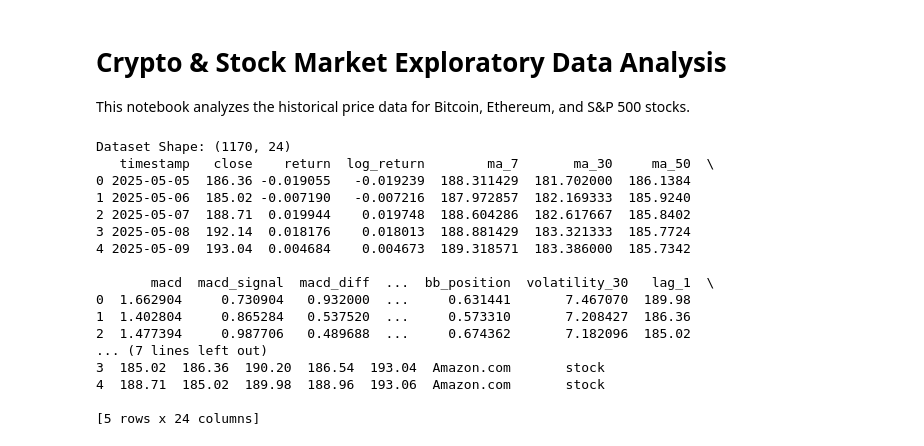
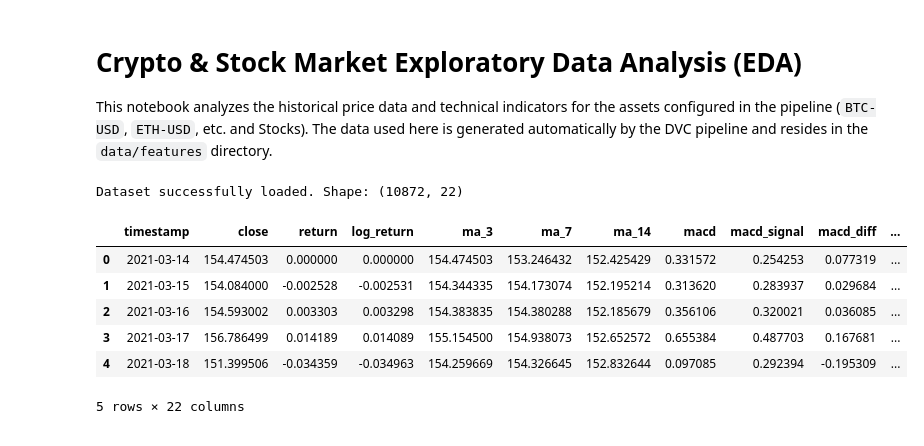
Before and after one commit to orhansonmeztr/crypto-stock-mlops-pipeline, a Jupyter notebook: notebooks/exploratory_analysis.ipynb, the cells around one changed output. Drawn from its saved outputs; the diff is of its cells as text; code cells hidden in the pictures.

```diff
--- a/notebooks/exploratory_analysis.ipynb
+++ b/notebooks/exploratory_analysis.ipynb
@@ -1,3 +1,5 @@
-# %% [markdown]
-# Crypto & Stock Market Exploratory Data Analysis
-This notebook analyzes the historical price data for Bitcoin, Ethereum, and S&P 500 stocks.
+# %% [markdown]
+# Crypto & Stock Market Exploratory Data Analysis (EDA)
+
+This notebook analyzes the historical price data and technical indicators for the assets configured in the pipeline (`BTC-USD`, `ETH-USD`, etc. and Stocks).
+The data used here is generated automatically by the DVC pipeline and resides in the `data/features` directory.
@@ -4,33 +15,19 @@ This notebook analyzes the historical price data for Bitcoin, Ethereum, and S&P
 # %%
-import pandas as pd
-import matplotlib.pyplot as plt
-from pathlib import Path
-
-# Load Data
-# Adjust path relative to notebook folder
+# Define data path relative to project root
 data_path = Path("../data/features/multi_asset_features.csv")
 
 if data_path.exists():
     df = pd.read_csv(data_path, parse_dates=['timestamp'])
-    print(f"Dataset Shape: {df.shape}")
-    print(df.head())
+    print(f"Dataset successfully loaded. Shape: {df.shape}")
+    display(df.head())
 else:
-    print("Data file not found. Please ensure 'dvc pull' has been run.")
+    print("Data file not found. Please ensure you have run the DVC pipeline ('uv run dvc repro').")
 # %% [output]
-Dataset Shape: (1170, 24)
-   timestamp   close    return  log_return        ma_7       ma_30     ma_50  \
-0 2025-05-05  186.36 -0.019055   -0.019239  188.311429  181.702000  186.1384
-1 2025-05-06  185.02 -0.007190   -0.007216  187.972857  182.169333  185.9240
-2 2025-05-07  188.71  0.019944    0.019748  188.604286  182.617667  185.8402
-3 2025-05-08  192.14  0.018176    0.018013  188.881429  183.321333  185.7724
-4 2025-05-09  193.04  0.004684    0.004673  189.318571  183.386000  185.7342
-
-       macd  macd_signal  macd_diff  ...  bb_position  volatility_30   lag_1  \
-0  1.662904     0.730904   0.932000  ...     0.631441       7.467070  189.98
-1  1.402804     0.865284   0.537520  ...     0.573310       7.208427  186.36
-2  1.477394     0.987706   0.489688  ...     0.674362       7.182096  185.02
-... (7 lines left out)
-3  185.02  186.36  190.20  186.54  193.04  Amazon.com       stock
-4  188.71  185.02  189.98  188.96  193.06  Amazon.com       stock
-
-[5 rows x 24 columns]
+Dataset successfully loaded. Shape: (10872, 22)
+|  | timestamp | close | return | log_return | ma_3 | ma_7 | ma_14 | macd | macd_signal | macd_diff | ... |
+| 0 | 2021-03-14 | 154.474503 | 0.000000 | 0.000000 | 154.474503 | 153.246432 | 152.425429 | 0.331572 | 0.254253 | 0.077319 | ... |
+| 1 | 2021-03-15 | 154.084000 | -0.002528 | -0.002531 | 154.344335 | 154.173074 | 152.195214 | 0.313620 | 0.283937 | 0.029684 | ... |
+| 2 | 2021-03-16 | 154.593002 | 0.003303 | 0.003298 | 154.383835 | 154.380288 | 152.185679 | 0.356106 | 0.320021 | 0.036085 | ... |
+| 3 | 2021-03-17 | 156.786499 | 0.014189 | 0.014089 | 155.154500 | 154.938073 | 152.652572 | 0.655384 | 0.487703 | 0.167681 | ... |
+| 4 | 2021-03-18 | 151.399506 | -0.034359 | -0.034963 | 154.259669 | 154.326645 | 152.832644 | 0.097085 | 0.292394 | -0.195309 | ... |
+5 rows × 22 columns
```
Also changed, not shown: parts of 11 cells of this notebook, 5 other files.
